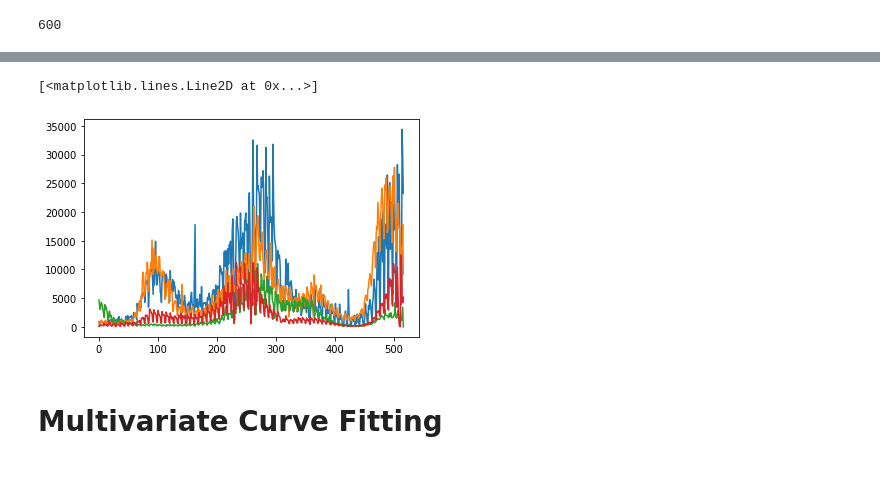
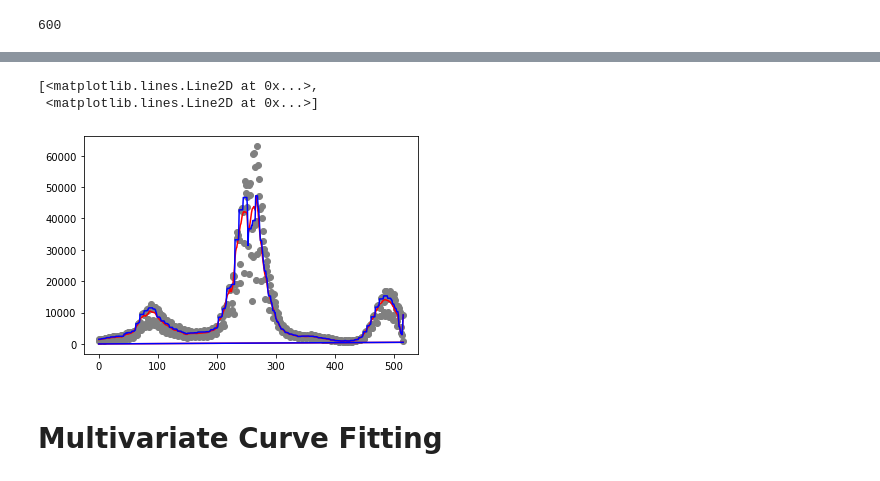
Before and after one commit to Azal-Amer/DataScienceTutorial, a Jupyter notebook: PandasCovidStateTracking/main.ipynb, the cells around one changed output, grey strips where cells are left out. Cells and saved outputs as stored; diff of their text form; code cells hidden in the pictures.

```diff
--- a/PandasCovidStateTracking/main.ipynb
+++ b/PandasCovidStateTracking/main.ipynb
@@ -78,2 +101,24 @@ def stateCases(state):
+# %%
+def stateCasesAverage(state):
+    date = '09-10-2021'
+    stateArr = []
+    yVals = []
+    averageArr = []
+    covidDF = covidDf[covidDf['state'].str.contains(state)]
+    for i in range(dateCounter(date)-102):
+        dateArr=dateCounterReverse(i+103)
+        dateStr = str(dateArr[0])+'/'+str(dateArr[1])+'/'+str(dateArr[2])
+        covidCount= (covidDF[covidDF['submission_date'].str.contains(dateStr)])
+        stateArr.append(int(list(covidCount['new_case'])[0].replace(',','')))
+        yVals.append(i)
+    for i in range(len(stateArr)):
+        if len(stateArr)-i> 7:
+            averageTemp = stateArr[i:i+7]
+            averageArr.append([np.average(averageTemp),i+3.5])
+            i+=7
+        else:
+            averageTemp = stateArr[i::]
+            averageArr.append([np.median(averageTemp),i+((len(stateArr)-i)/2)])
+    return averageArr
 # %% [markdown]
 # Collecting the Data
@@ -81,13 +128,15 @@ def stateCases(state):
-# %%
-import matplotlib.pyplot as ply
-ply.plot(stateCases('TX')[0])
-ply.plot(stateCases('FL')[0])
-ply.plot(stateCases('NY')[0])
-ply.plot(stateCases('TN')[0])
-# Add ma
-# %% [output]
-[<matplotlib.lines.Line2D at 0x...>]
-[figure, removed]
+# %%
+import matplotlib.pyplot as ply
+state = 'CA'
+ply.scatter(stateCases(state)[1],stateCases(state)[0],color = 'grey')
+ply.plot(stateCasesAverage(state),color = 'r')
+ply.plot(stateCasesMedian(state),color = 'b')
+
+# Add ma
+# %% [output]
+[<matplotlib.lines.Line2D at 0x...>,
+ <matplotlib.lines.Line2D at 0x...>]
+[figure, added]
 # %% [markdown]
 # Multivariate Curve Fitting
 # %% [markdown]
```
Also changed, not shown: parts of 10 cells of this notebook.
